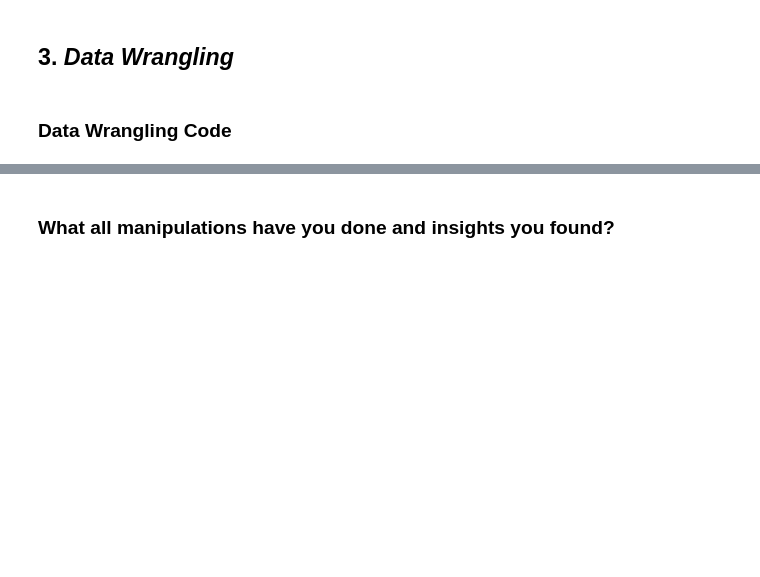
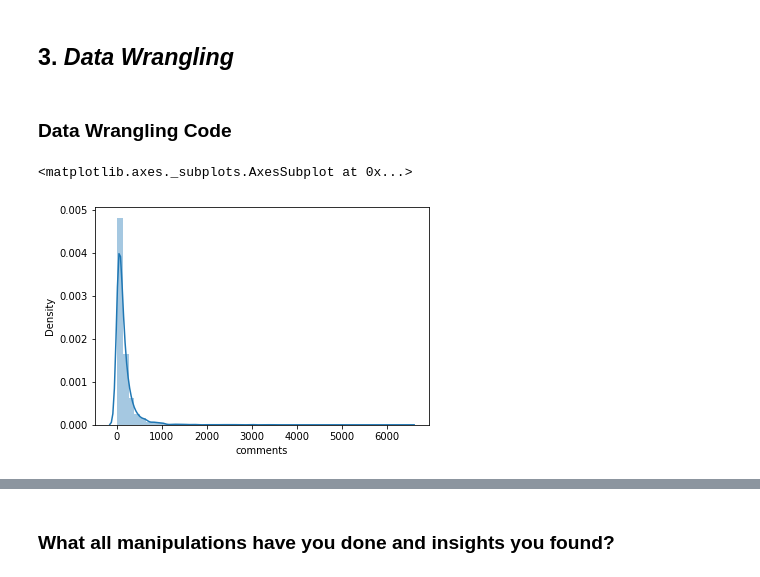
Before and after one commit to aaravpanchal/Ted-Talk-Views-Prediction-, a Jupyter notebook: Ted_Talk_Views_Prediction.ipynb, the cells around one changed output, grey strips where cells are left out. Saved outputs shown, nothing was run; the diff lists cells and outputs as text; code cells hidden in the pictures; blank space fills up the shorter version.

```diff
--- a/Ted_Talk_Views_Prediction.ipynb
+++ b/Ted_Talk_Views_Prediction.ipynb
@@ -284,3 +286,8 @@ dataset['release_day']=dataset['release_day'].map(week_day)
 # Encoding of release_month column with corresponding month name
 month_dict={1:'Jan',2:'Feb',3:'March',4:'April',5:'May',6:'June',7:'July',8:'Aug',9:'Sep',10:'Oct',11:'Nov',12:'Dec'}
 dataset['release_month']=dataset['release_month'].map(month_dict)
+# %%
+sns.distplot(dataset["comments"])
+# %% [output]
+<matplotlib.axes._subplots.AxesSubplot at 0x...>
+[figure, added]
```
Also changed, not shown: parts of 46 cells of this notebook.
